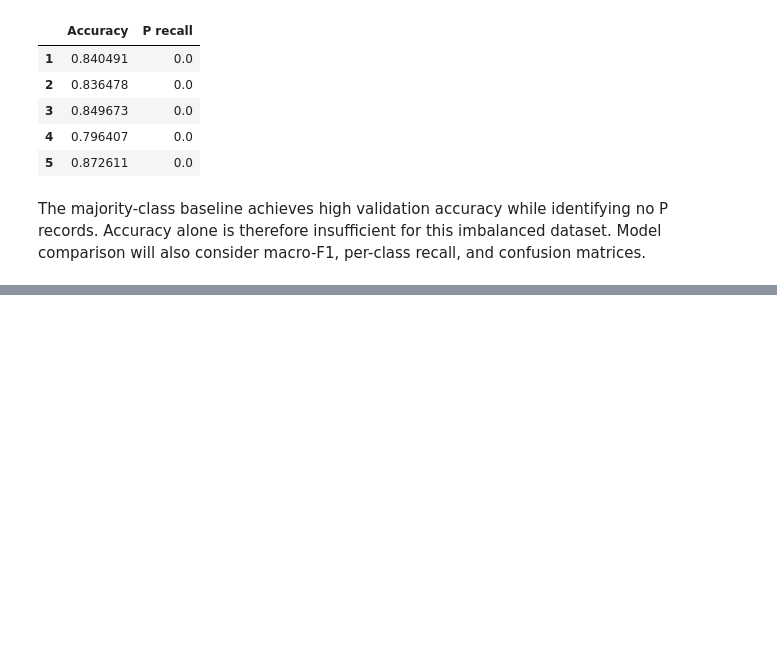
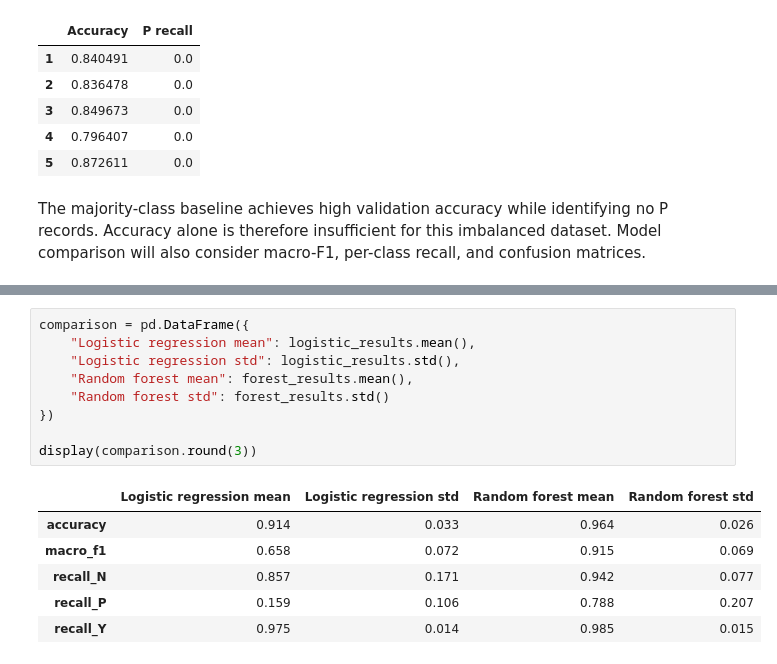
Before and after one commit to nihal8866/diabetes-classification-clustering, a Jupyter notebook: notebooks/01_diabetes_analysis.ipynb, the cells around one changed output, grey strips where cells are left out. Saved outputs shown, nothing was run; the diff lists cells and outputs as text; blank space fills up the shorter version.

```diff
--- a/notebooks/01_diabetes_analysis.ipynb
+++ b/notebooks/01_diabetes_analysis.ipynb
@@ -545,0 +669,16 @@ The majority-class baseline achieves high validation accuracy while identifying
+# %%
+comparison = pd.DataFrame({
+    "Logistic regression mean": logistic_results.mean(),
+    "Logistic regression std": logistic_results.std(),
+    "Random forest mean": forest_results.mean(),
+    "Random forest std": forest_results.std()
+})
+
+display(comparison.round(3))
+# %% [output]
+|  | Logistic regression mean | Logistic regression std | Random forest mean | Random forest std |
+| accuracy | 0.914 | 0.033 | 0.964 | 0.026 |
+| macro_f1 | 0.658 | 0.072 | 0.915 | 0.069 |
+| recall_N | 0.857 | 0.171 | 0.942 | 0.077 |
+| recall_P | 0.159 | 0.106 | 0.788 | 0.207 |
+| recall_Y | 0.975 | 0.014 | 0.985 | 0.015 |
```
Also changed, not shown: parts of 11 cells of this notebook.
